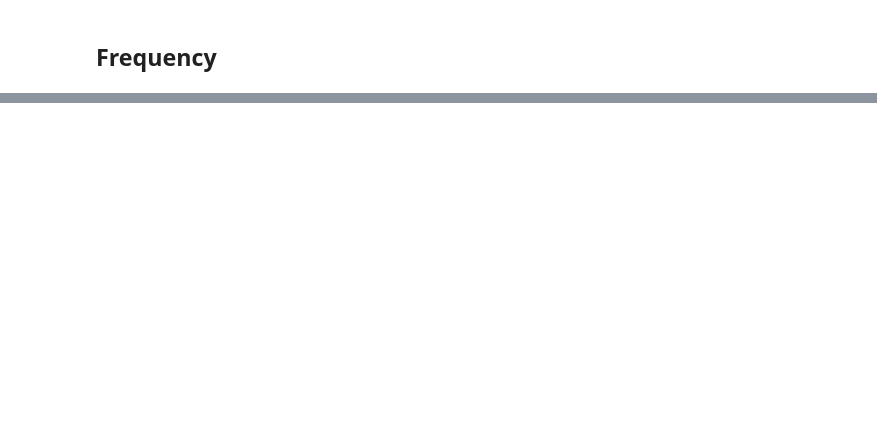
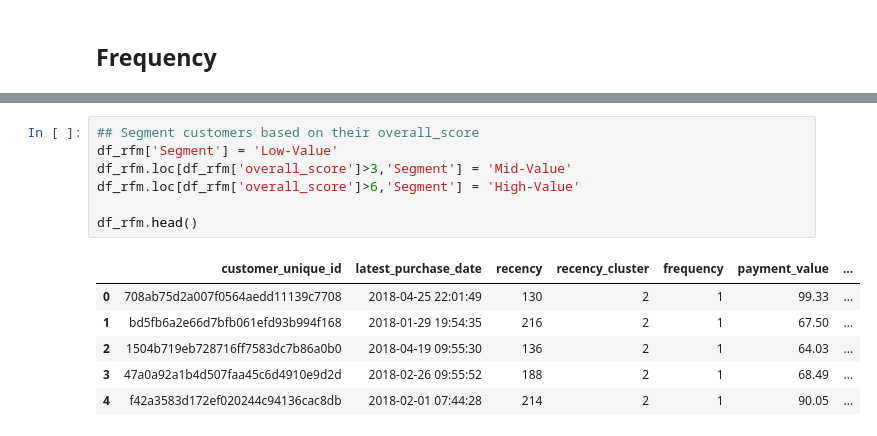
Before and after one commit to Yuki-bach/marketing, a Jupyter notebook: rfm_anaysis.ipynb, the cells around one changed output, grey strips where cells are left out. Saved outputs shown, nothing was run; the diff lists cells and outputs as text; blank space fills up the shorter version.

```diff
--- a/rfm_anaysis.ipynb
+++ b/rfm_anaysis.ipynb
@@ -198,0 +358,14 @@ df_rfm.groupby('recency_cluster')['recency'].describe()
+# %%
+## Segment customers based on their overall_score
+df_rfm['Segment'] = 'Low-Value'
+df_rfm.loc[df_rfm['overall_score']>3,'Segment'] = 'Mid-Value'
+df_rfm.loc[df_rfm['overall_score']>6,'Segment'] = 'High-Value'
+
+df_rfm.head()
+# %% [output]
+|  | customer_unique_id | latest_purchase_date | recency | recency_cluster | frequency | payment_value | ... |
+| 0 | 708ab75d2a007f0564aedd11139c7708 | 2018-04-25 22:01:49 | 130 | 2 | 1 | 99.33 | ... |
+| 1 | bd5fb6a2e66d7bfb061efd93b994f168 | 2018-01-29 19:54:35 | 216 | 2 | 1 | 67.50 | ... |
+| 2 | 1504b719eb728716ff7583dc7b86a0b0 | 2018-04-19 09:55:30 | 136 | 2 | 1 | 64.03 | ... |
+| 3 | 47a0a92a1b4d507faa45c6d4910e9d2d | 2018-02-26 09:55:52 | 188 | 2 | 1 | 68.49 | ... |
+| 4 | f42a3583d172ef020244c94136cac8db | 2018-02-01 07:44:28 | 214 | 2 | 1 | 90.05 | ... |
```
Also changed, not shown: parts of 14 cells of this notebook.
